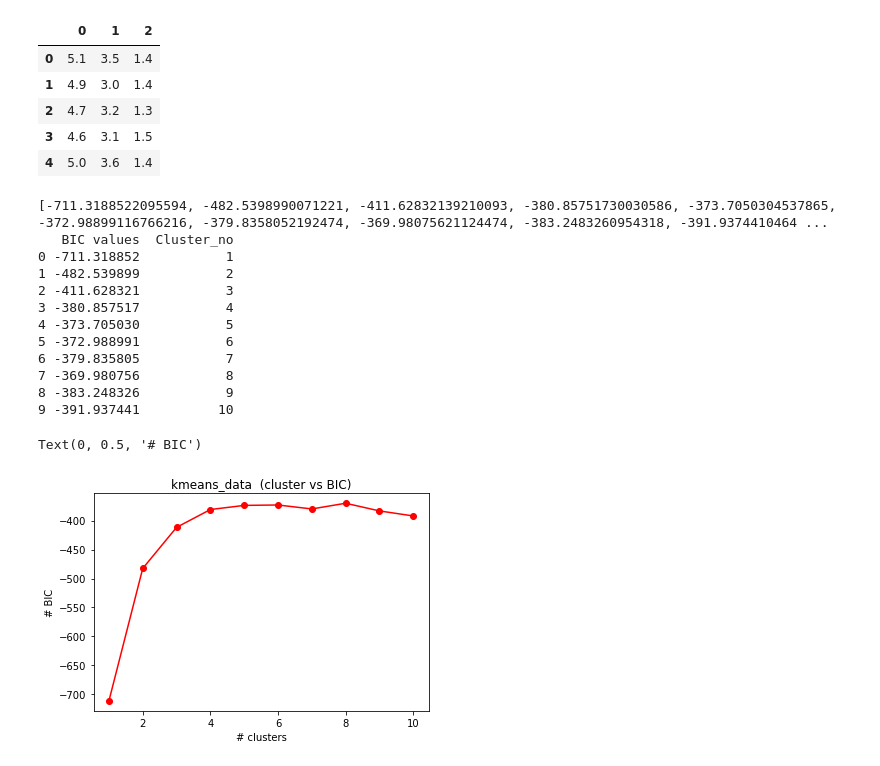
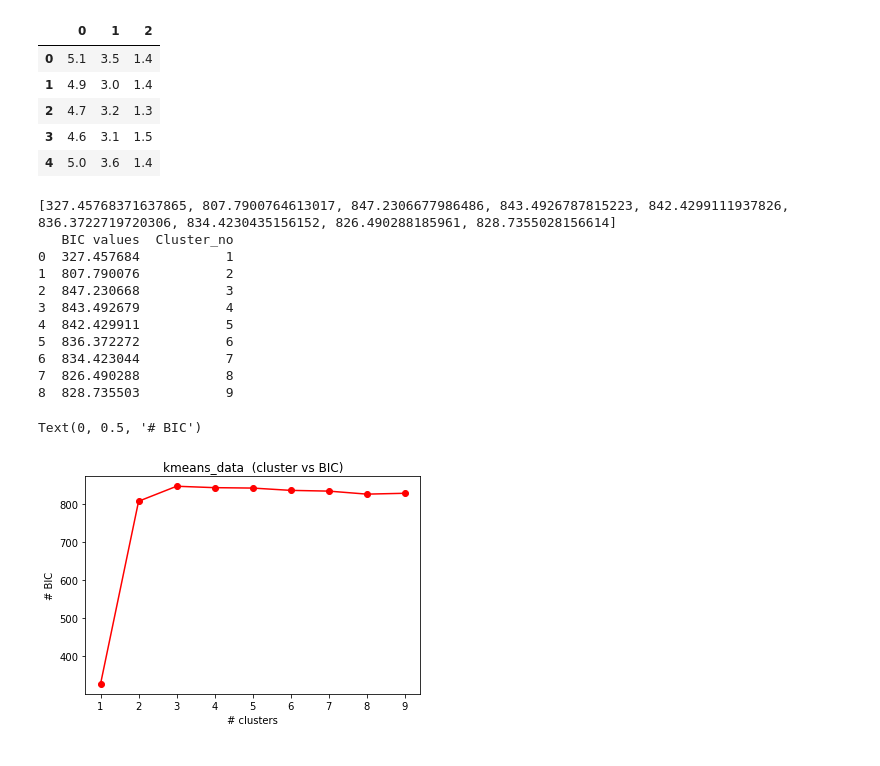
Before and after one commit to Vibhavari13/Assignment-ML, a Jupyter notebook: Assignment_KMeansKNN/Kmeans_assignment.ipynb, the cells around one changed output. Cells and saved outputs as stored; diff of their text form; code cells hidden in the pictures.

```diff
--- a/Assignment_KMeansKNN/Kmeans_assignment.ipynb
+++ b/Assignment_KMeansKNN/Kmeans_assignment.ipynb
@@ -33,3 +31,7 @@ X=df.values
+# %%
+X=df.values
+from sklearn.preprocessing import MinMaxScaler
+X=sklearn.preprocessing.normalize(X)
 # %%
 from sklearn import cluster
 from scipy.spatial import distance
@@ -59,46 +61,45 @@ def compute_bic(kmeans,X):
                n[i] * np.log(N) -
              ((n[i] * d) / 2) * np.log(2*np.pi*cl_var) -
              ((n[i] - 1) * d/ 2) for i in range(m)]) - const_term
 
     return(BIC)
 
 
 
 
 
-ks = range(1,11)
+ks = range(1,10)
 
 # run 9 times kmeans and save each result in the KMeans object
 KMeans = [cluster.KMeans(n_clusters = i, init="k-means++").fit(X) for i in ks]
 
 # now run for each cluster the BIC computation
 BIC = [compute_bic(kmeansi,X) for kmeansi in KMeans]
 
 print(BIC)
 df = pd.DataFrame (BIC, columns = ['BIC values'],index=ks)
 df.reset_index(drop=True,inplace=True)
 df['Cluster_no']=ks
 print(df.iloc[:,:])
 
 plt.plot(ks,BIC,'r-o')
 plt.title("kmeans_data  (cluster vs BIC)")
 plt.xlabel("# clusters")
 plt.ylabel("# BIC")
 # %% [output]
-[-711.3188522095594, -482.5398990071221, -411.62832139210093, -380.85751730030586, -373.7050304537865, -372.98899116766216, -379.8358052192474, -369.98075621124474, -383.2483260954318, -391.9374410464 ...
+[327.45768371637865, 807.7900764613017, 847.2306677986486, 843.4926787815223, 842.4299111937826, 836.3722719720306, 834.4230435156152, 826.490288185961, 828.7355028156614]
    BIC values  Cluster_no
-0 -711.318852           1
-1 -482.539899           2
-2 -411.628321           3
-3 -380.857517           4
-4 -373.705030           5
-5 -372.988991           6
-6 -379.835805           7
-7 -369.980756           8
-8 -383.248326           9
-9 -391.937441          10
+0  327.457684           1
+1  807.790076           2
+2  847.230668           3
+3  843.492679           4
+4  842.429911           5
+5  836.372272           6
+6  834.423044           7
+7  826.490288           8
+8  828.735503           9
 Text(0, 0.5, '# BIC')
-[figure, old version]
+[figure, new version]
 # %%
 def find_local_max(o):
     m=argrelextrema(o, np.greater)
```
Also changed, not shown: parts of 7 cells of this notebook.
